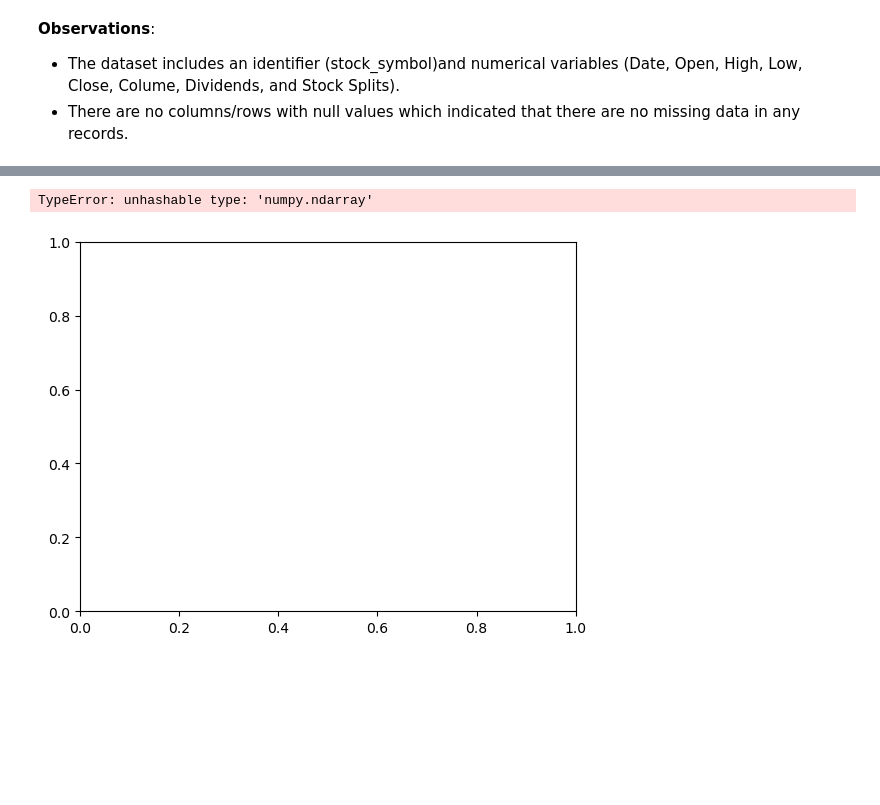
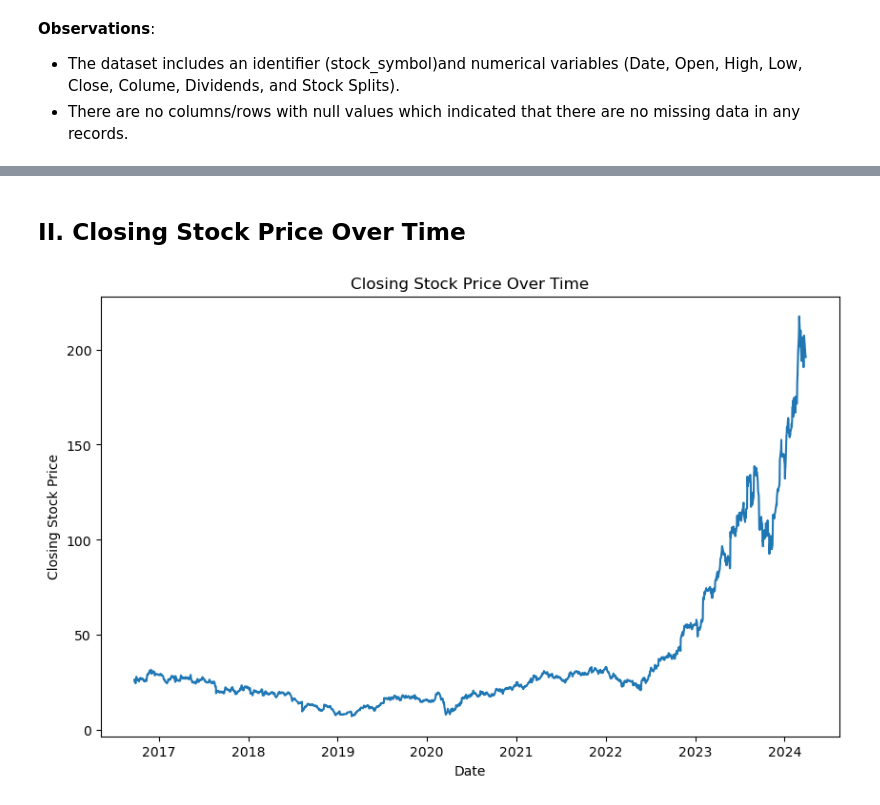
Before and after one commit to Hdubbs81/Stock_Predictor_Capstone, a Jupyter notebook: Stock_Predictor_Model_EDA.ipynb, the cells around one changed output, grey strips where cells are left out. Drawn from its saved outputs; the diff is of its cells as text; code cells hidden in the pictures; blank space fills up the shorter version.

```diff
--- a/Stock_Predictor_Model_EDA.ipynb
+++ b/Stock_Predictor_Model_EDA.ipynb
@@ -30,4 +48,4 @@ from datetime import datetime, timezone
 # %% [markdown]
 ## 2.4 Explore the Data <a id="explore_data"></a>
 # %%
-df = pd.read_csv('/Users/heatheradler/Documents/GitHub/Springboard/Springboard_Projects/Capstone/archive/Concated_Dataframe.csv')
+df = pd.read_csv('/Users/heatheradler/Documents/GitHub/Springboard/Springboard_Projects/Stock_Predictor_Capstone/Concated_Dataframe.csv')
@@ -51,0 +52,2 @@ df_1
+# %%
+df = df[df['stock_symbol'] == 'ELF']
@@ -51,0 +58,2 @@ df_1
+# %%
+df.Date = pd.to_datetime(df.Date)
@@ -188,6 +138,11 @@ plt.show()
-# %%
-plt.plot(df_1)
-plt.show()
-# %% [output]
-TypeError: unhashable type: 'numpy.ndarray'
-[figure, removed]
+# %% [markdown]
+## II. Closing Stock Price Over Time
+# %%
+plt.figure(figsize=(10, 6))
+sns.lineplot(x='Date', y='Close', data=df)
+plt.title('Closing Stock Price Over Time')
+plt.xlabel('Date')
+plt.ylabel('Closing Stock Price')
+plt.show()
+# %% [output]
+[figure, added]
```
Also changed, not shown: parts of 31 cells of this notebook.
